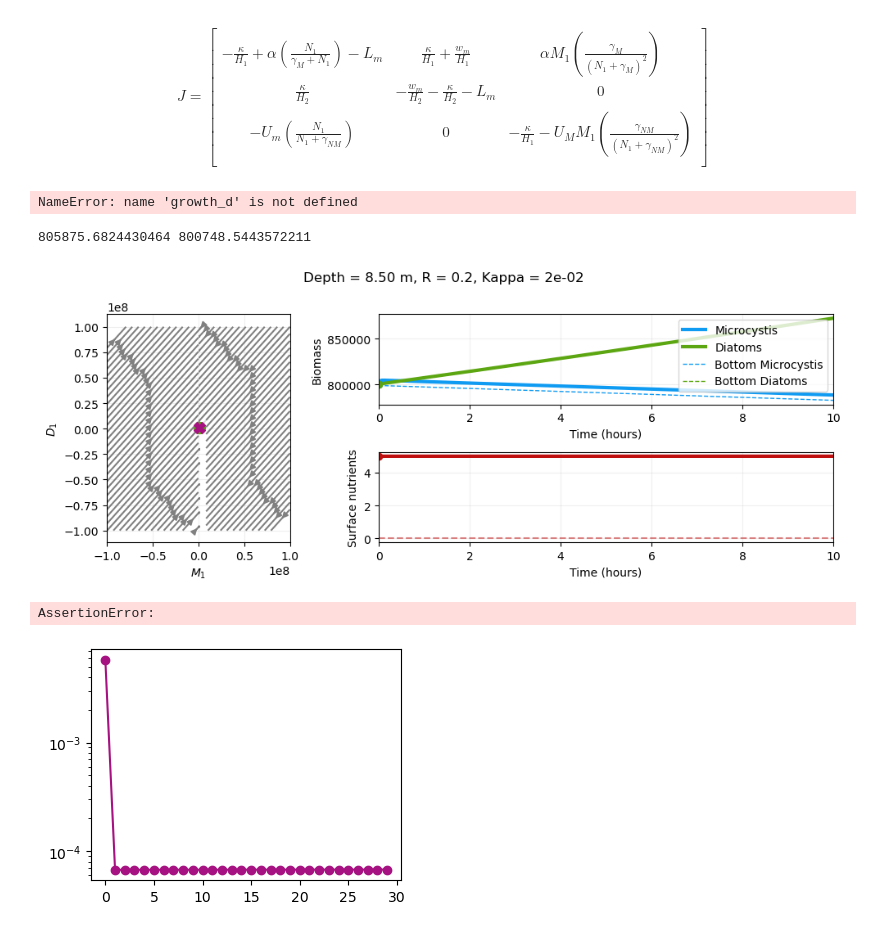
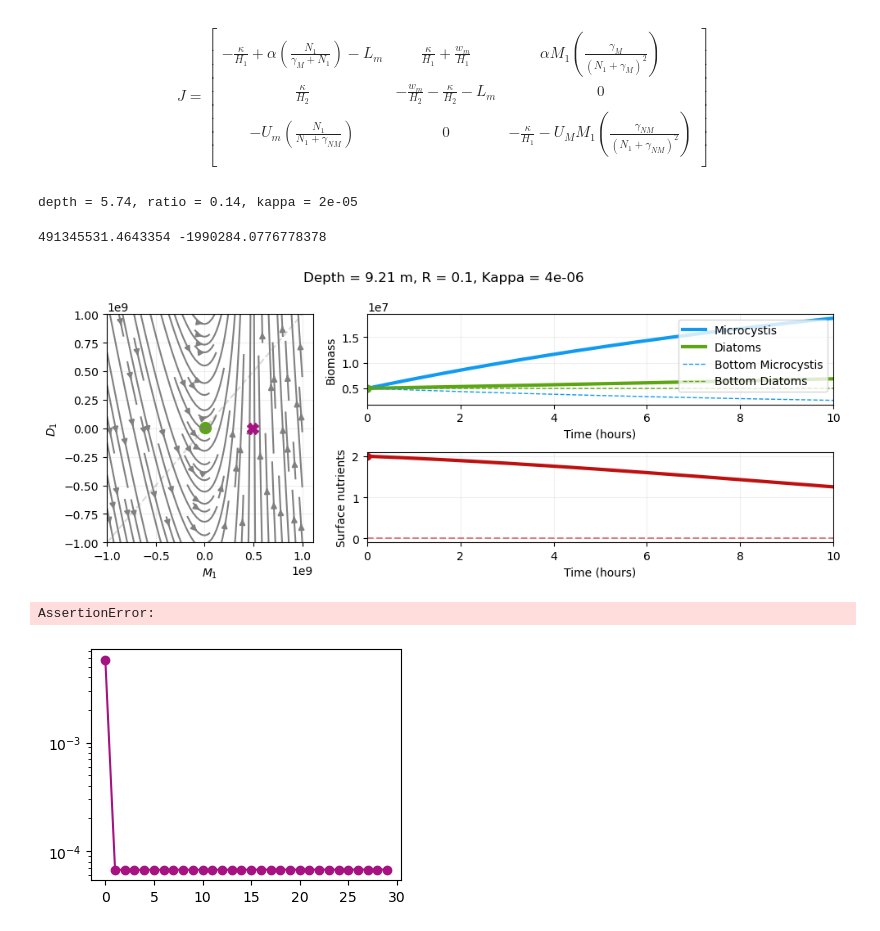
Before and after one commit to sienna-white/box_model, a Jupyter notebook: two_species.ipynb, the cells around one changed output. Cells and saved outputs as stored; diff of their text form; code cells hidden in the pictures.

```diff
--- a/two_species.ipynb
+++ b/two_species.ipynb
@@ -162,7 +175,7 @@ fn = txt.replace(",", "_")
 # %%
 fig, axs = plt.subplots(nrows=2, ncols=1, figsize=(8,6), sharex=True, sharey=True)
 
-ik = 2
+ik = 10
 id = 10
 ir = 7
 
@@ -210,7 +223,7 @@ def reshape_(data, N):
     return np.array(data).reshape(N, -1)
 
 
-id = 8
+id = 2
 ir = 1
 ik = 1
 depth = dst.depth.values[id]
@@ -277,7 +290,7 @@ RATIO = dst.ratio.values
 NT = 300
 for i, it in enumerate(range(1, NT, NT//12)):
     # color = cmo.cm.haline(it/NT)
-    BIOMASS_D = dst.d1.values[it, id, :, :] + dst.d1.values[it, id, :, :]
+    BIOMASS_D = dst.d1.values[it, id, :, :] + dst.d2.values[it, id, :, :]
     relative = normalize_color2(reshape_(BIOMASS_D, N))
     print(max(relative.flatten()))
     axs[i].set_yscale('log')
@@ -355,7 +368,7 @@ for it in range(1, NT, 40):
 
     color = cmo.cm.haline(it/NT)
     BIOMASS_M = dst.m1.values[it, id, :, :] + dst.m2.values[it, id, :, :]
-    BIOMASS_D = dst.d1.values[it, id, :, :] + dst.d1.values[it, id, :, :]
+    BIOMASS_D = dst.d1.values[it, id, :, :] + dst.d2.values[it, id, :, :]
     axs[0].contour(RATIO, KAPPA,
                 normalize_color2(reshape_(BIOMASS_M, N)), levels=[0], linewidths=4, alpha=0.5, colors=color)
     axs[1].contour(RATIO, KAPPA,
@@ -495,10 +508,10 @@ m2 = dst.m2.values[:, id ,ir,ik]
 n1 = dst.n1.values[:, id ,ir,ik]
 txt = "Depth = %2.2f m, R = %2.1f, Kappa = %1.0e" % (depth, ratio, kappa)
 
-m1_eq, d1_eq = steady_state(depth, ratio, kappa, d2, m2, n1)
+# m1_eq, d1_eq = steady_state(depth, ratio, kappa, d2, m2, n1)
 print("depth = %2.2f, ratio = %2.2f, kappa = %1.0e" % (depth, ratio, kappa))
 # %% [output]
-NameError: name 'growth_d' is not defined
+depth = 5.74, ratio = 0.14, kappa = 2e-05
 # %%
 def set_up_phase_axes(fig, axs):
     axs = axs.flatten()
@@ -521,11 +534,11 @@ def set_up_phase_axes(fig, axs):
 NN = 3
 
 # MM = 3e6
-M0 = 10e7 #890000
+M0 = 10e8 #890000
 M00 = -M0 #M0*0.6
 
 id = 9
-ik = 2
+ik = 14
 ir = 2
 
 depth = dst.depth.values[id]
@@ -596,35 +609,35 @@ for it in range(0, 300, 10):
     axphase.set_xlabel(r"$M_1$")
     axphase.set_ylabel(r"$D_1$")
     axphase.plot(dst.m1.values[0:it, id ,ir,ik], dst.d1.values[0:it, id ,ir,ik], '-', color='#5CA612', alpha=0.3, linewidth=4)
     axphase.plot(m1, d1, 'o', color='#5CA612', markersize=10)
     axphase.streamplot(x, y, U, V,  color="gray")
     d11, m11 = pm.steady_state_2s(ratio, depth, kappa, d2, m2, n1) #steady_state(depth, ratio, kappa, d2, m2, n1)
     axphase.plot(m11, d11, 'X', color="#A61281", markersize=10)
     distance = np.sqrt((m11/1e6 - m1/1e6)**2 + (d11/1e6 - d1/1e6)**2)
     # print(distance)
     print(m11, d11)
     distances.append(distance)
     plt.tight_layout()
     plt.show()
 
     axphase.set_xlim(M00, M0)
     axphase.set_ylim(M00, M0)
     axphase.hlines(0, M00, M0, colors='k', alpha=0.1)
     axphase.vlines(0, M00, M0, colors='k', alpha=0.1)
     assert(False)
     fig.savefig("gif/t_%03d.png" % it, dpi=150)
 
     axphase.cla()
     for art in list(axphase.lines[1:]):
         art.remove()
     for art in list(axn.lines[1:]):
         art.remove()
     for art in list(axp.lines[4:]):
         art.remove()
 plt.close()
 # %% [output]
-805875.6824430464 800748.5443572211
+491345531.4643354 -1990284.0776778378
-[figure, old version]
+[figure, new version]
 AssertionError:
 # %%
 fig = plt.figure(figsize=(4,3))
```
Also changed, not shown: parts of 8 cells of this notebook, 2 other files.
